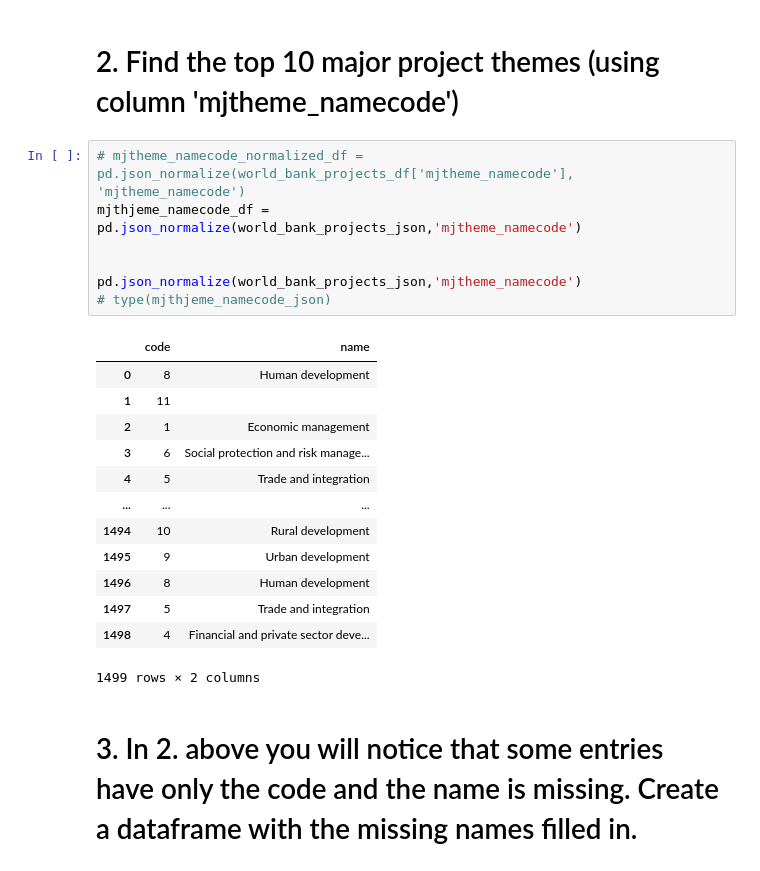
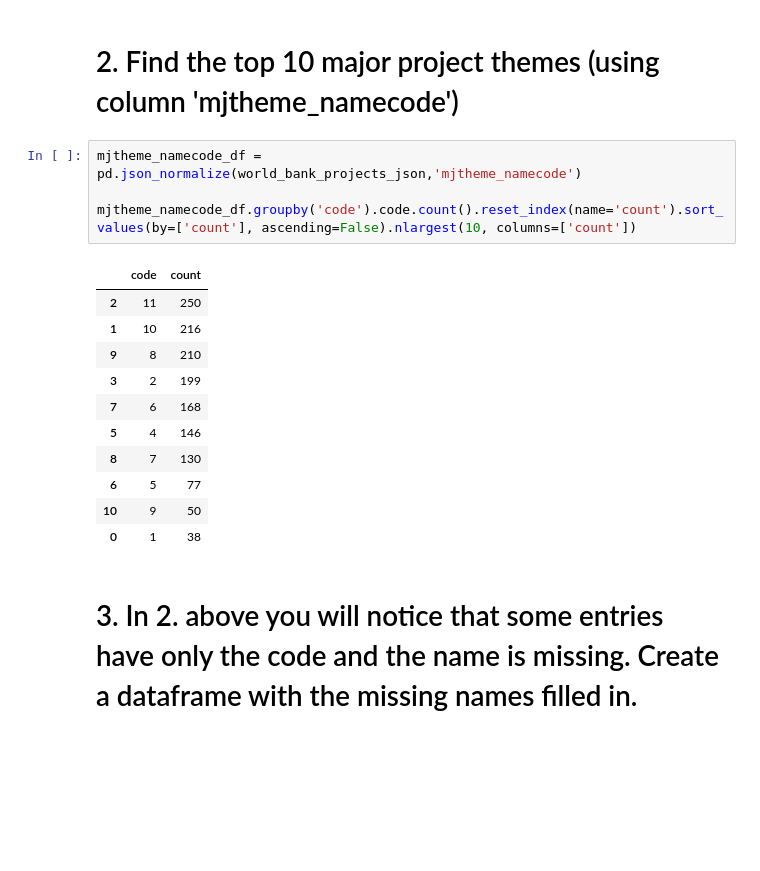
Before and after one commit to kwcode2016/mec-5.4.4-json-data-wrangling-mini-project, a Jupyter notebook: Mini_Project_Wrangling_Json_Exercise.ipynb, the cells around one changed output. Saved outputs shown, nothing was run; the diff lists cells and outputs as text; blank space fills up the shorter version.

```diff
--- a/Mini_Project_Wrangling_Json_Exercise.ipynb
+++ b/Mini_Project_Wrangling_Json_Exercise.ipynb
@@ -127,26 +127,21 @@ world_bank_projects_df.groupby("countryname")["countryname"].count().reset_index
 | 0 | Africa | 11 |
 # %% [markdown]
 # 2. Find the top 10 major project themes (using column 'mjtheme_namecode')
-# %%
-# mjtheme_namecode_normalized_df =  pd.json_normalize(world_bank_projects_df['mjtheme_namecode'], 'mjtheme_namecode')
-mjthjeme_namecode_df = pd.json_normalize(world_bank_projects_json,'mjtheme_namecode')
-
-
-pd.json_normalize(world_bank_projects_json,'mjtheme_namecode')
-# type(mjthjeme_namecode_json)
-# %% [output]
-|  | code | name |
-| 0 | 8 | Human development |
-| 1 | 11 |  |
-| 2 | 1 | Economic management |
-| 3 | 6 | Social protection and risk manage... |
-| 4 | 5 | Trade and integration |
-| ... | ... | ... |
-| 1494 | 10 | Rural development |
-| 1495 | 9 | Urban development |
-| 1496 | 8 | Human development |
-| 1497 | 5 | Trade and integration |
-| 1498 | 4 | Financial and private sector deve... |
-1499 rows × 2 columns
+# %%
+mjtheme_namecode_df = pd.json_normalize(world_bank_projects_json,'mjtheme_namecode')
+
+mjtheme_namecode_df.groupby('code').code.count().reset_index(name='count').sort_values(by=['count'], ascending=False).nlargest(10, columns=['count'])
+# %% [output]
+|  | code | count |
+| 2 | 11 | 250 |
+| 1 | 10 | 216 |
+| 9 | 8 | 210 |
+| 3 | 2 | 199 |
+| 7 | 6 | 168 |
+| 5 | 4 | 146 |
+| 8 | 7 | 130 |
+| 6 | 5 | 77 |
+| 10 | 9 | 50 |
+| 0 | 1 | 38 |
 # %% [markdown]
 # 3. In 2. above you will notice that some entries have only the code and the name is missing. Create a dataframe with the missing names filled in.
```
Also changed, not shown: parts of 5 cells of this notebook.
